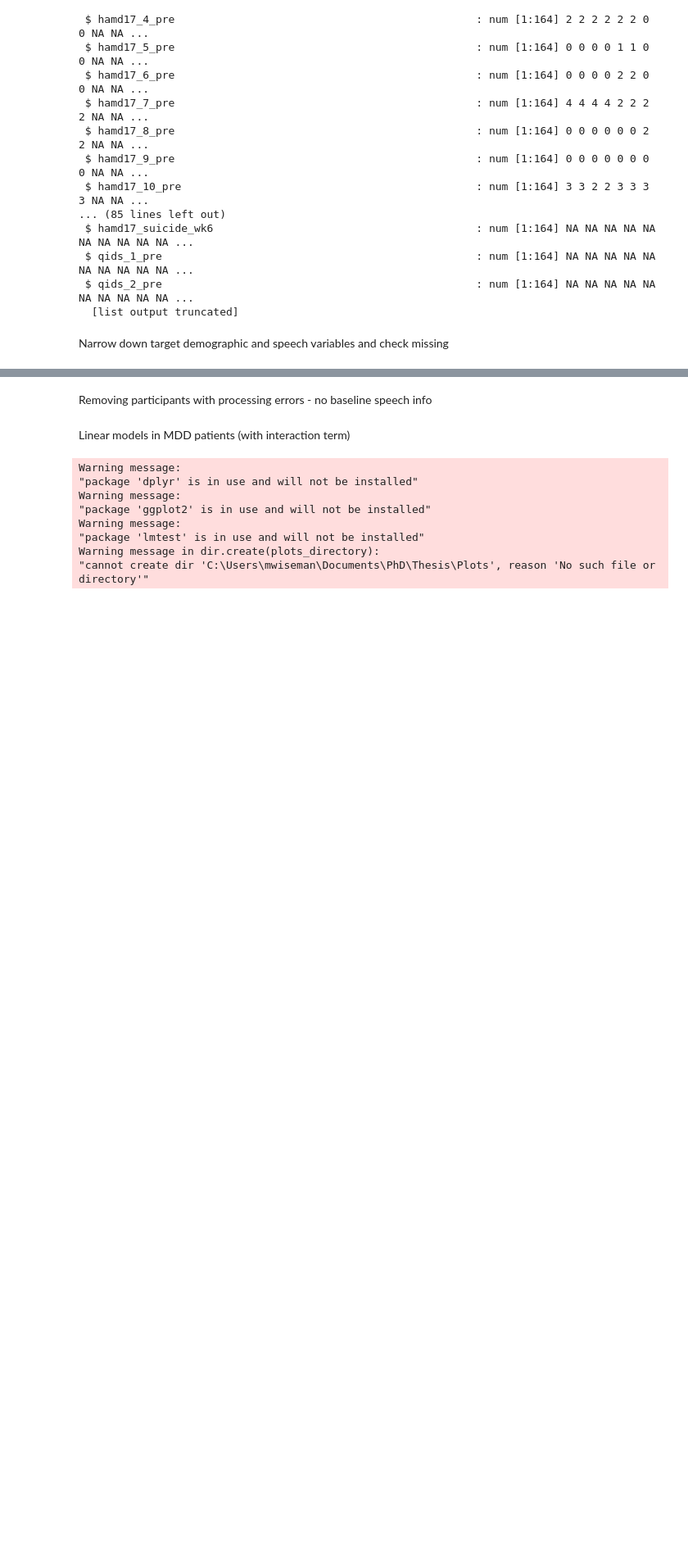
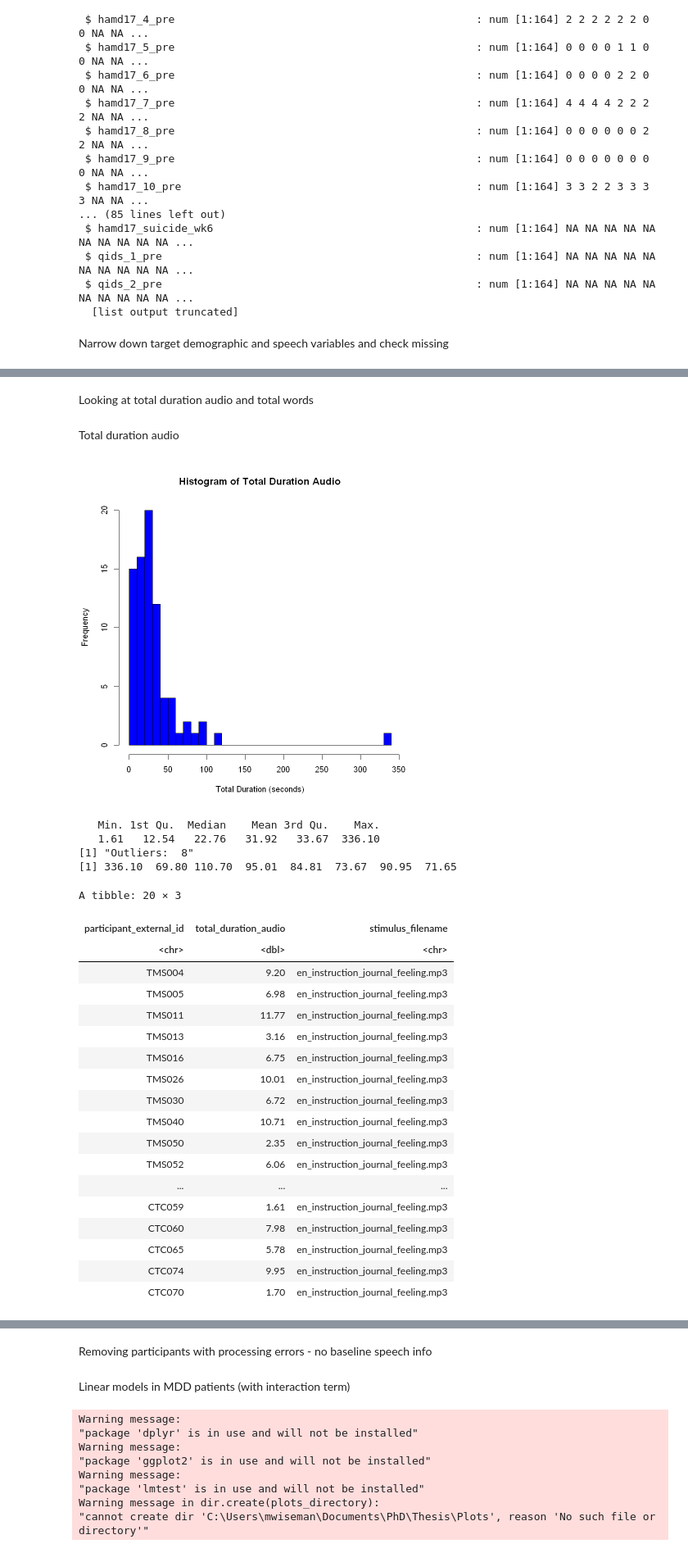
Before and after one commit to micwiseman/Winterlight_GH, a Jupyter notebook: speech_baselin_SOBP.ipynb, the cells around one changed output, grey strips where cells are left out. Shown at 82% size. Saved outputs shown, nothing was run; the diff lists cells and outputs as text; code cells hidden in the pictures; blank space fills up the shorter version.

```diff
--- a/speech_baselin_SOBP.ipynb
+++ b/speech_baselin_SOBP.ipynb
@@ -272,0 +252,62 @@ A data.frame: 64 × 4
+# %% [markdown]
+Looking at total duration audio and total words
+# %% [markdown]
+Total duration audio
+# %%
+WL_jou_bl_feeling <- WL_full_jou_bl %>% filter(stimulus_filename == "en_instruction_journal_feeling.mp3")
+
+# Create a histogram and a boxplot excluding NA values
+hist(WL_jou_bl_feeling$total_duration_audio, main="Histogram of Total Duration Audio", xlab="Total Duration (seconds)", col="blue", breaks=30)
+boxplot(WL_jou_bl_feeling$total_duration_audio, main="Boxplot of Total Duration Audio", ylab="Total Duration (seconds)", horizontal=TRUE, col="grey", na.rm=TRUE)
+
+# Basic summary statistics with NA removal
+summary_stats <- summary(WL_jou_bl_feeling$total_duration_audio, na.rm = TRUE)
+print(summary_stats)
+
+# Calculate IQR and identify outliers with NA removal
+IQR_value <- IQR(WL_jou_bl_feeling$total_duration_audio, na.rm = TRUE)
+Q1 <- quantile(WL_jou_bl_feeling$total_duration_audio, 0.25, na.rm = TRUE)
+Q3 <- quantile(WL_jou_bl_feeling$total_duration_audio, 0.75, na.rm = TRUE)
+outlier_threshold_low <- Q1 - 1.5 * IQR_value
+outlier_threshold_high <- Q3 + 1.5 * IQR_value
+
+# Identify and print outliers
+outliers_indices <- which(WL_jou_bl_feeling$total_duration_audio < outlier_threshold_low | WL_jou_bl_feeling$total_duration_audio > outlier_threshold_high, arr.ind = TRUE)
+outliers_values <- WL_jou_bl_feeling$total_duration_audio[outliers_indices]
+print(paste("Outliers: ", length(outliers_values)))
+print(outliers_values)
+
+
+# Calculate Q1 for total_duration_audio
+Q1 <- quantile(WL_jou_bl_feeling$total_duration_audio, 0.25, na.rm = TRUE)
+
+# Subset the DataFrame to include only those rows where total_duration_audio is below Q1
+below_Q1_df <- WL_jou_bl_feeling[WL_jou_bl_feeling$total_duration_audio < Q1, c("participant_external_id", "total_duration_audio", "stimulus_filename")]
+
+# Print the resulting DataFrame
+below_Q1_df
+# %% [output]
+[figure, added]
+   Min. 1st Qu.  Median    Mean 3rd Qu.    Max.
+   1.61   12.54   22.76   31.92   33.67  336.10
+[1] "Outliers:  8"
+[1] 336.10  69.80 110.70  95.01  84.81  73.67  90.95  71.65
+A tibble: 20 × 3
+| participant_external_id | total_duration_audio | stimulus_filename |
+| <chr> | <dbl> | <chr> |
+| TMS004 | 9.20 | en_instruction_journal_feeling.mp3 |
+| TMS005 | 6.98 | en_instruction_journal_feeling.mp3 |
+| TMS011 | 11.77 | en_instruction_journal_feeling.mp3 |
+| TMS013 | 3.16 | en_instruction_journal_feeling.mp3 |
+| TMS016 | 6.75 | en_instruction_journal_feeling.mp3 |
+| TMS026 | 10.01 | en_instruction_journal_feeling.mp3 |
+| TMS030 | 6.72 | en_instruction_journal_feeling.mp3 |
+| TMS040 | 10.71 | en_instruction_journal_feeling.mp3 |
+| TMS050 | 2.35 | en_instruction_journal_feeling.mp3 |
+| TMS052 | 6.06 | en_instruction_journal_feeling.mp3 |
+| ... | ... | ... |
+| CTC059 | 1.61 | en_instruction_journal_feeling.mp3 |
+| CTC060 | 7.98 | en_instruction_journal_feeling.mp3 |
+| CTC065 | 5.78 | en_instruction_journal_feeling.mp3 |
+| CTC074 | 9.95 | en_instruction_journal_feeling.mp3 |
+| CTC070 | 1.70 | en_instruction_journal_feeling.mp3 |
```
Also changed, not shown: parts of 20 cells of this notebook, 5 other files.
